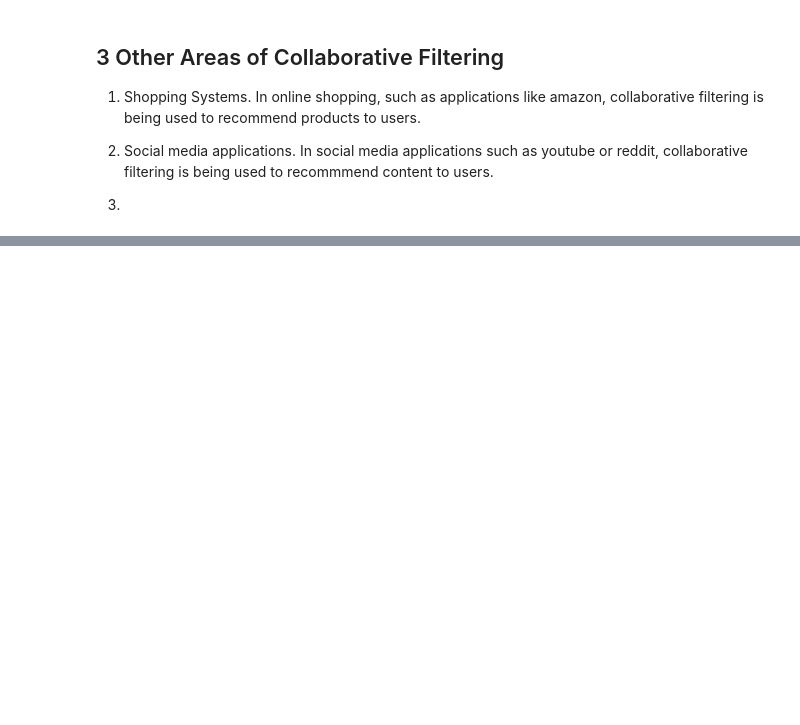
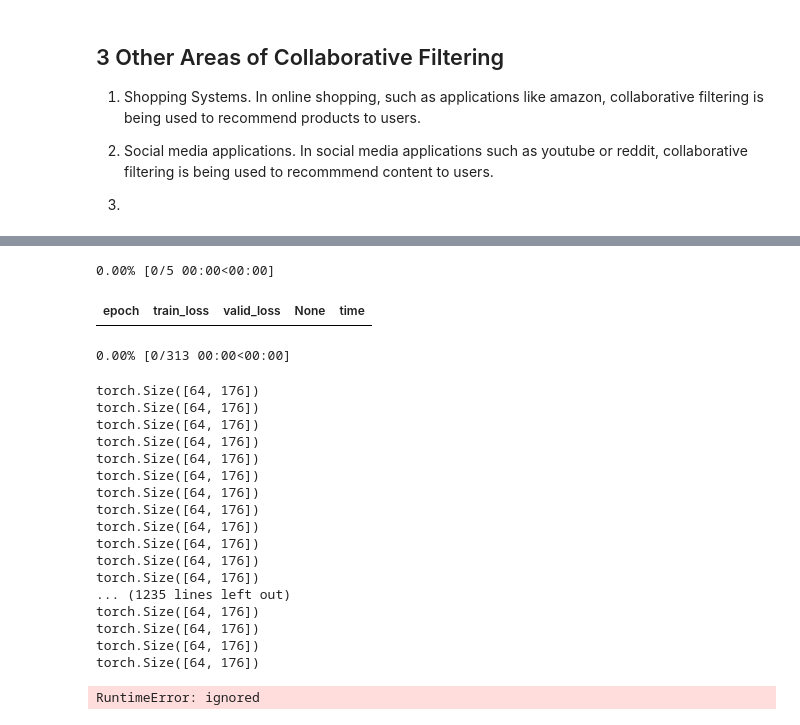
Before and after one commit to Nick-palmar/fast_book, a Jupyter notebook: 08_collab_filtering_extended.ipynb, the cells around one changed output, grey strips where cells are left out. Drawn from its saved outputs; the diff is of its cells as text; code cells hidden in the pictures; blank space fills up the shorter version.

Commit message:
attempt cross entropy loss with collaborative filtering

```diff
--- a/08_collab_filtering_extended.ipynb
+++ b/08_collab_filtering_extended.ipynb
@@ -179,0 +209,33 @@ torch.Size([64, 1])
+# %%
+class CollabNN2(Module):
+  def __init__(self, user_size, movie_size, y_range = (0, 5.5)):
+    self.users = Embedding(*user_size)
+    self.movies = Embedding(*movie_size)
+    self.y_range = y_range
+    self.print = True
+
+    # create a NN which will have cross entropy loss applied to the end of it
+    self.layers = nn.Sequential(
+        nn.Linear(user_size[1] + movie_size[1], 100),
+        nn.ReLU(),
+        nn.Linear(100, 5)
+    )
+
+  def forward(self, x):
+    users = self.users(x[:, 0])
+    movies = self.movies(x[:, 1])
+    nn_inputs = torch.cat((users, movies), dim=1)
+    print(nn_inputs.shape)
+    x = self.layers(nn_inputs)
+    # print(x.shape)
+    # reshape input to be (n, 5)
+    # x = x.view(-1, 5)
+    # if self.print:
+    #   print(x.shape)
+    #   self.print = False
+
+    # return sigmoid_range(x, *self.y_range)
+    return x
+# %%
+emb_size = get_emb_sz(dls)
+emb_size
@@ -179,0 +244,4 @@ torch.Size([64, 1])
+# %%
+nn_model = CollabNN2(*emb_size)
+learn = Learner(dls, nn_model, loss_func=cross_entropy_loss, metrics=MSELossFlat())
+learn.model
@@ -179,0 +258,24 @@ torch.Size([64, 1])
+# %%
+learn.fit_one_cycle(5, 1e-3)
+# %% [output]
+0.00% [0/5 00:00<00:00]
+| epoch | train_loss | valid_loss | None | time |
+0.00% [0/313 00:00<00:00]
+torch.Size([64, 176])
+torch.Size([64, 176])
+torch.Size([64, 176])
+torch.Size([64, 176])
+torch.Size([64, 176])
+torch.Size([64, 176])
+torch.Size([64, 176])
+torch.Size([64, 176])
+torch.Size([64, 176])
+torch.Size([64, 176])
+torch.Size([64, 176])
+torch.Size([64, 176])
+... (1235 lines left out)
+torch.Size([64, 176])
+torch.Size([64, 176])
+torch.Size([64, 176])
+torch.Size([64, 176])
+RuntimeError: ignored
```
Also changed, not shown: parts of 13 cells of this notebook.
